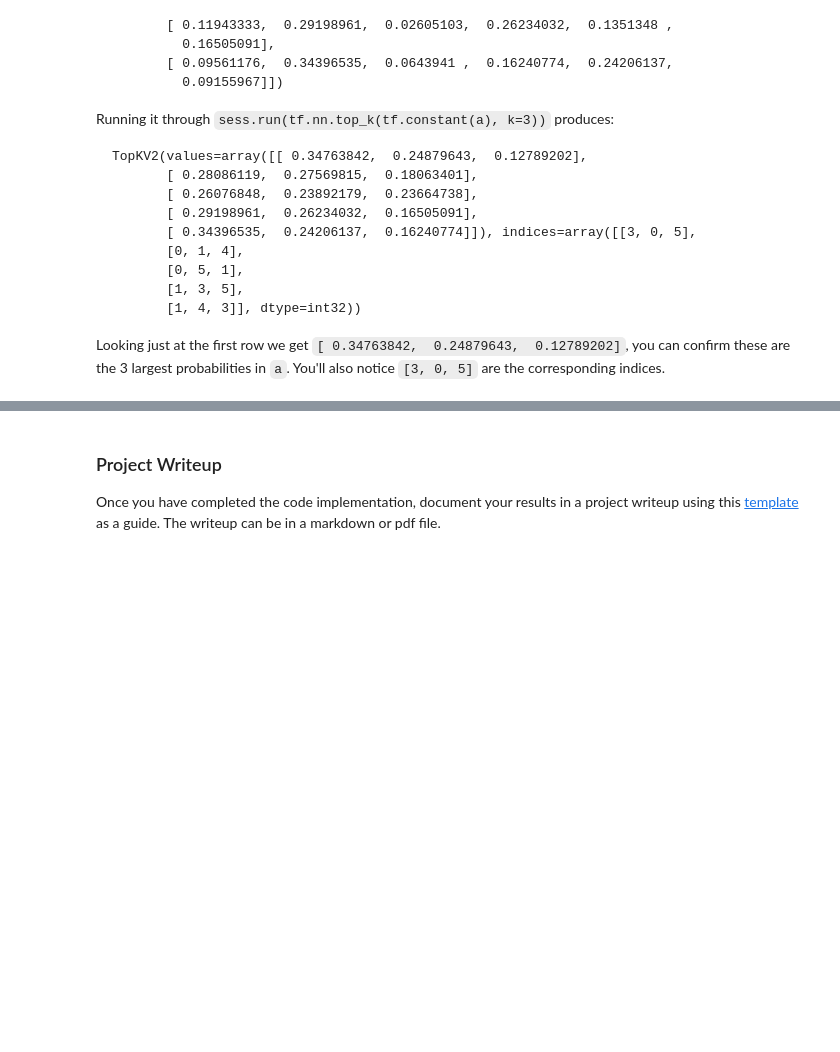
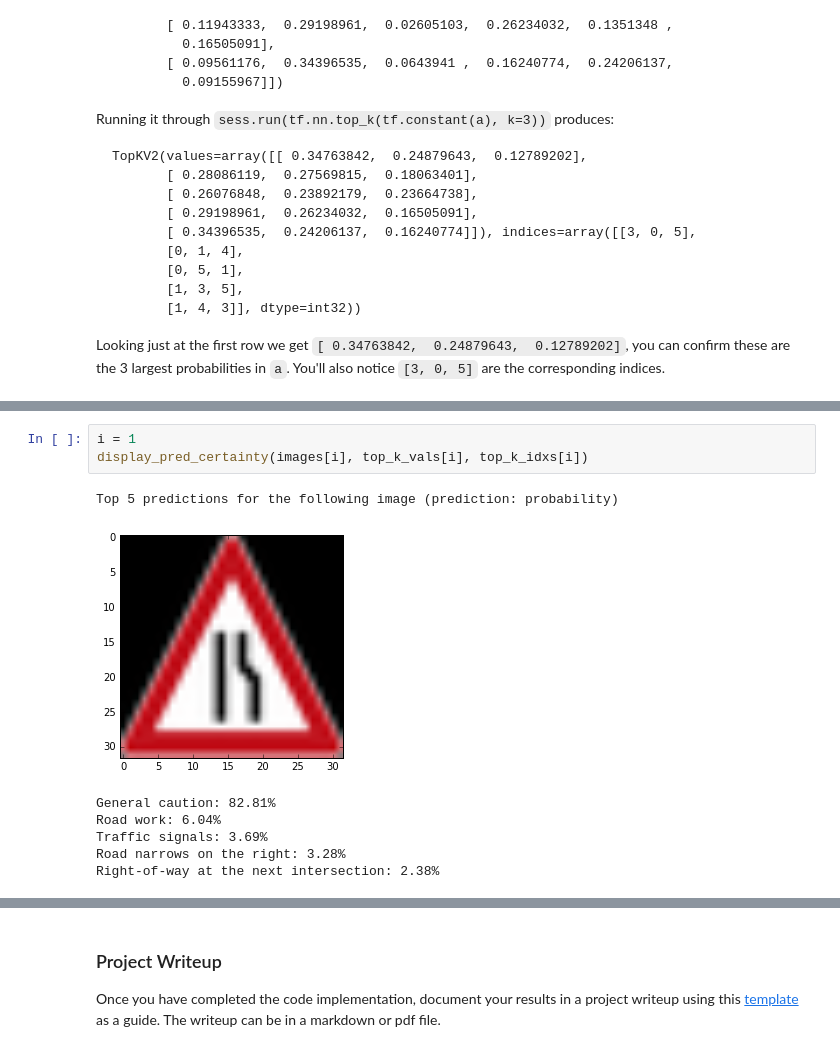
Before and after one commit to JavonDavis/Traffic-Sign-Classifier, a Jupyter notebook: Traffic_Sign_Classifier.ipynb, the cells around one changed output, grey strips where cells are left out. Drawn from its saved outputs; the diff is of its cells as text; blank space fills up the shorter version.

```diff
--- a/Traffic_Sign_Classifier.ipynb
+++ b/Traffic_Sign_Classifier.ipynb
@@ -518,0 +648,11 @@ Looking just at the first row we get `[ 0.34763842,  0.24879643,  0.12789202]`,
+# %%
+i = 1
+display_pred_certainty(images[i], top_k_vals[i], top_k_idxs[i])
+# %% [output]
+Top 5 predictions for the following image (prediction: probability)
+[figure, added]
+General caution: 82.81%
+Road work: 6.04%
+Traffic signals: 3.69%
+Road narrows on the right: 3.28%
+Right-of-way at the next intersection: 2.38%
```
Also changed, not shown: parts of 30 cells of this notebook, 8 other files.
